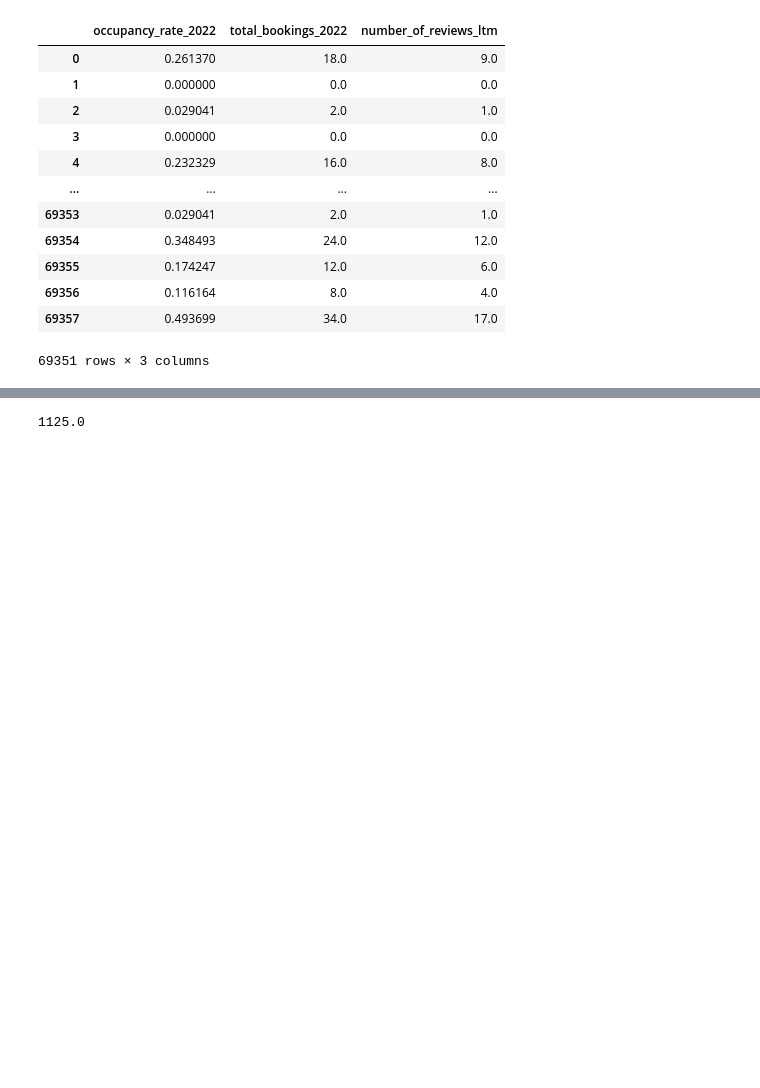
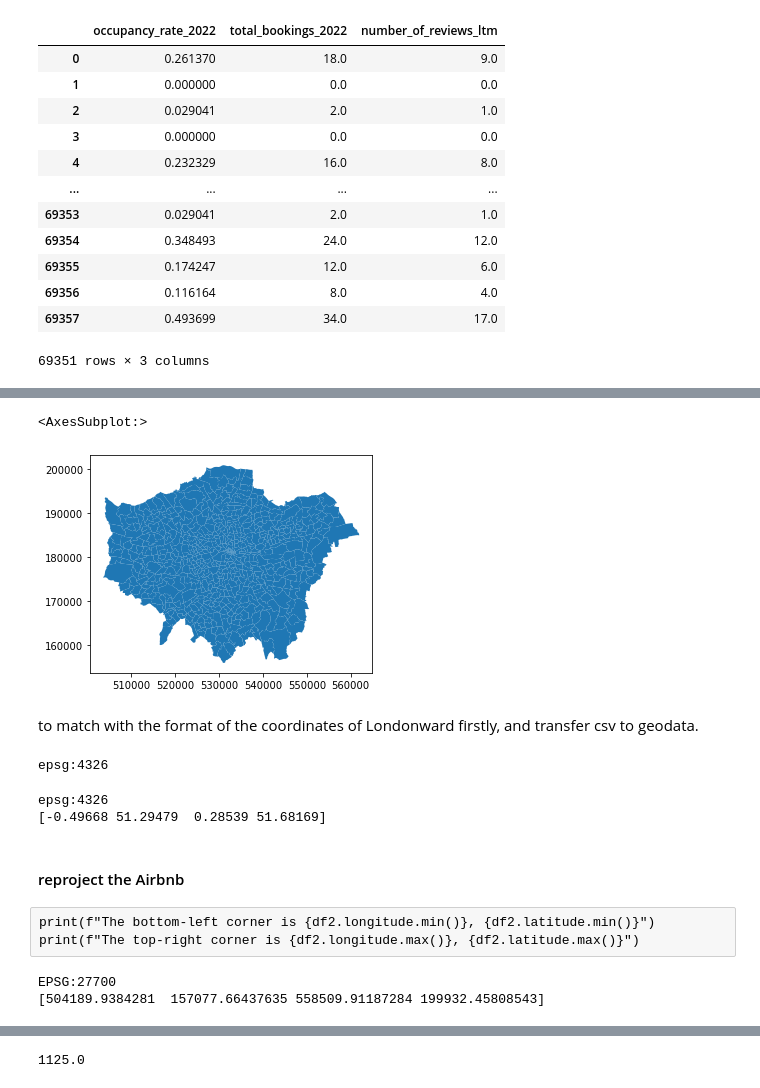
Before and after one commit to JinJiang22/fsds_GroupWork, a Jupyter notebook: Reproducible Analysis.ipynb, the cells around one changed output, grey strips where cells are left out. Drawn from its saved outputs; the diff is of its cells as text; code cells hidden in the pictures; blank space fills up the shorter version.

```diff
--- a/Reproducible Analysis.ipynb
+++ b/Reproducible Analysis.ipynb
@@ -536,0 +562,3 @@ df2[['occupancy_rate_2019','total_bookings_2019','number_of_reviews']]
+# %%
+# Add London Ward Boundary Data
+londonward = gpd.read_file("./data/londonward.gpkg")
@@ -537 +582,8 @@ df2[['occupancy_rate_2019','total_bookings_2019','number_of_reviews']]
+# %%
+londonward.plot()
+# %% [output]
+<AxesSubplot:>
+[figure, added]
+# %% [markdown]
+to match with the format of the coordinates of Londonward firstly, and transfer csv to geodata.
 # %%
@@ -539,0 +592,24 @@ gdf_Airbnb2022 = gpd.GeoDataFrame(df1,
+# %%
+for g in [gdf_Airbnb2019]:
+    print(g.crs)
+# %% [output]
+epsg:4326
+# %%
+print(gdf_Airbnb2019.geometry.crs)
+print(gdf_Airbnb2019.total_bounds)
+# %% [output]
+epsg:4326
+[-0.49668 51.29479  0.28539 51.68169]
+# %% [markdown]
+#### reproject the Airbnb
+# %% [raw]
+print(f"The bottom-left corner is {df2.longitude.min()}, {df2.latitude.min()}")
+print(f"The top-right corner is {df2.longitude.max()}, {df2.latitude.max()}")
+# %%
+# check its crs
+gdf_Airbnb2019 = gdf_Airbnb2019.to_crs('EPSG:27700')
+print(gdf_Airbnb2019.geometry.crs)
+print(gdf_Airbnb2019.total_bounds)
+# %% [output]
+EPSG:27700
+[504189.9384281  157077.66437635 558509.91187284 199932.45808543]
```
Also changed, not shown: parts of 27 cells of this notebook, 1 other file.
